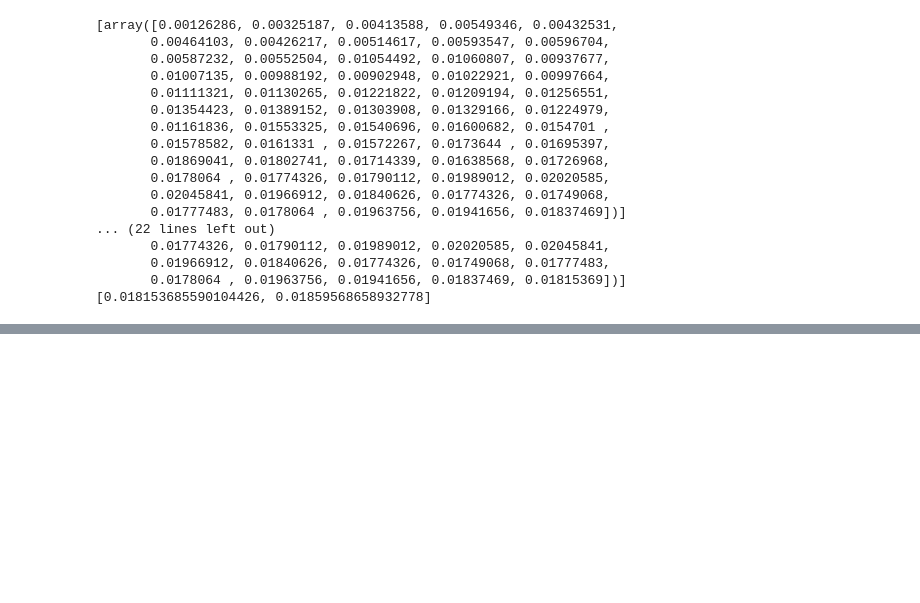
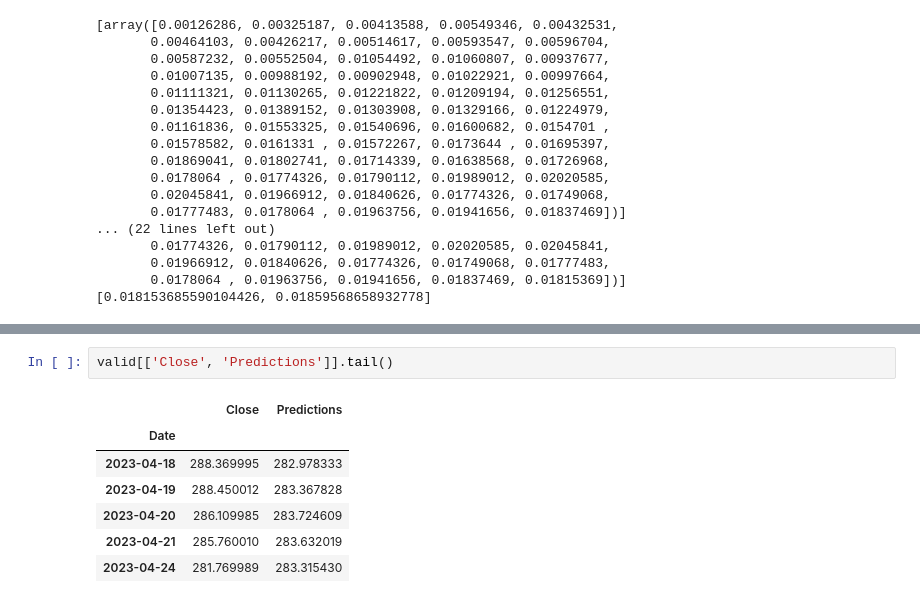
Before and after one commit to AhmedRabie01/Stock-Market-Analysis-Prediction-, a Jupyter notebook: notebooks/EDA.ipynb, the cells around one changed output, grey strips where cells are left out. Cells and saved outputs as stored; diff of their text form; blank space fills up the shorter version.

```diff
--- a/notebooks/EDA.ipynb
+++ b/notebooks/EDA.ipynb
@@ -476,0 +519,10 @@ len(valid)
+# %%
+valid[['Close', 'Predictions']].tail()
+# %% [output]
+|  | Close | Predictions |
+| Date |  |  |
+| 2023-04-18 | 288.369995 | 282.978333 |
+| 2023-04-19 | 288.450012 | 283.367828 |
+| 2023-04-20 | 286.109985 | 283.724609 |
+| 2023-04-21 | 285.760010 | 283.632019 |
+| 2023-04-24 | 281.769989 | 283.315430 |
```
Also changed, not shown: parts of 30 cells of this notebook, 8 other files.
